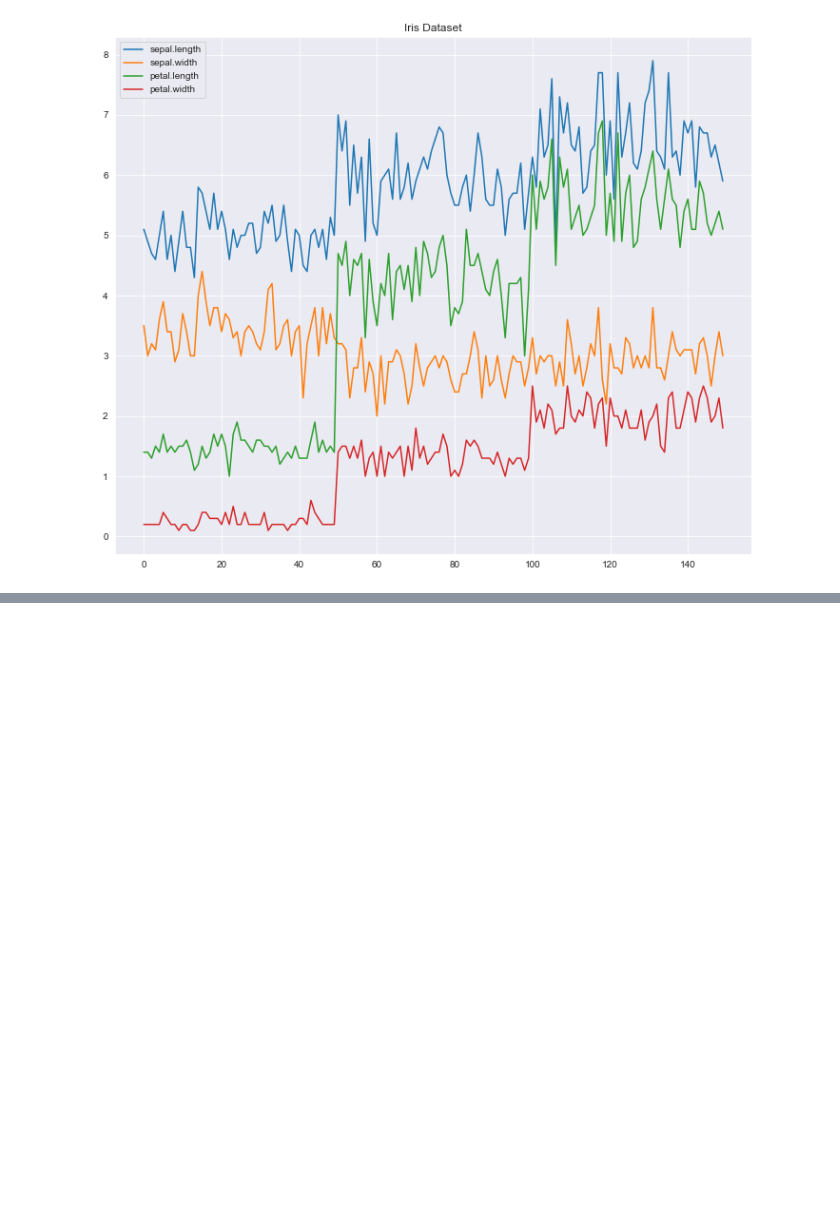
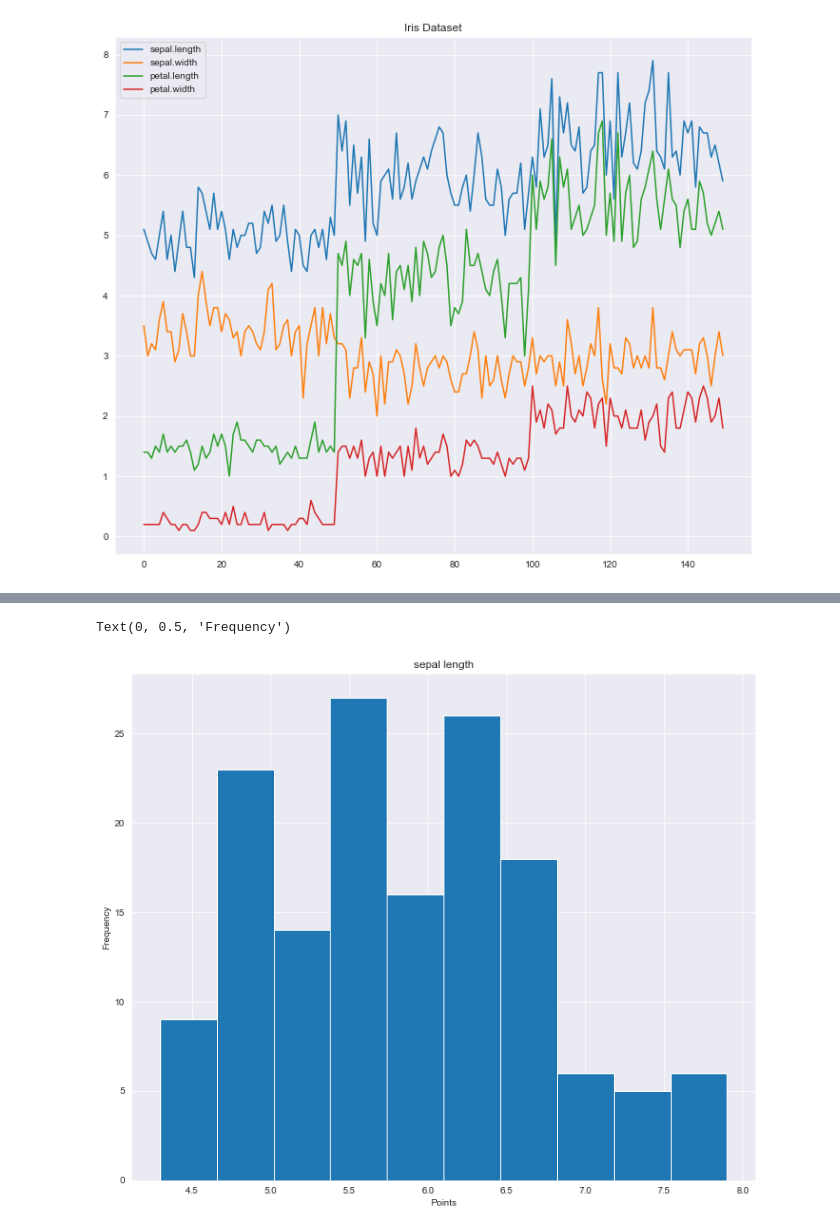
Before and after one commit to roblivesinottawa/university_intro_machine_learning, a Jupyter notebook: notebooks/iris_viz.ipynb, the cells around one changed output, grey strips where cells are left out. Saved outputs shown, nothing was run; the diff lists cells and outputs as text; code cells hidden in the pictures; blank space fills up the shorter version.

```diff
--- a/notebooks/iris_viz.ipynb
+++ b/notebooks/iris_viz.ipynb
@@ -111,0 +119,10 @@ ax.legend(loc='best')
+# %%
+# making A histogram
+fig, ax = plt.subplots(figsize=(12,10))
+ax.hist(iris_feat['sepal.length'], bins=10)
+ax.set_title('sepal length')
+ax.set_xlabel('Points')
+ax.set_ylabel('Frequency')
+# %% [output]
+Text(0, 0.5, 'Frequency')
+[figure, added]
```
Also changed, not shown: parts of 1 cell of this notebook.
